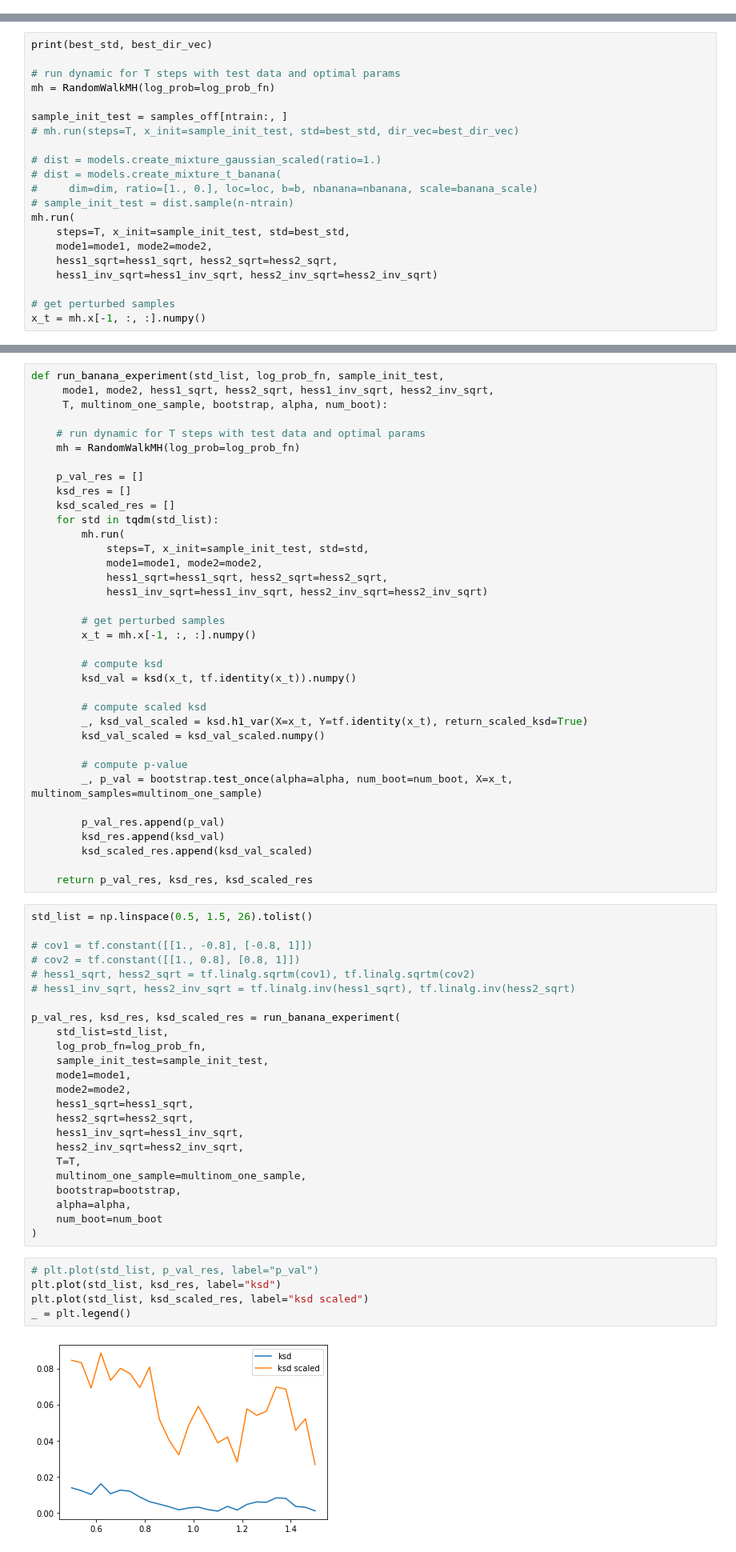
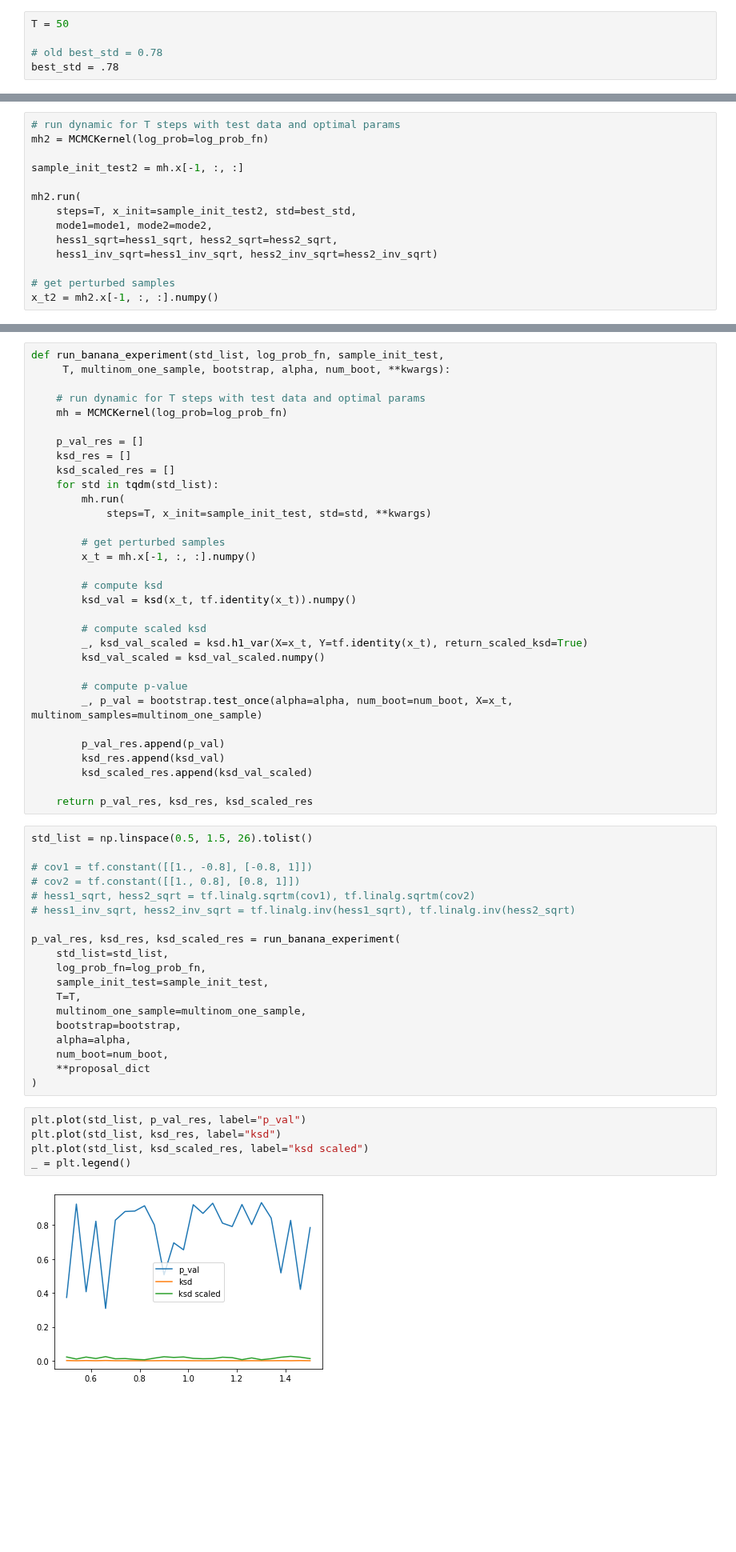
Before and after one commit to XingLLiu/u-stat-high-dim, a Jupyter notebook: ratios.ipynb, the cells around one changed output, grey strips where cells are left out. Shown at 80% size. Saved outputs shown, nothing was run; the diff lists cells and outputs as text; blank space fills up the shorter version.

```diff
--- a/ratios.ipynb
+++ b/ratios.ipynb
@@ -442,0 +541,5 @@ best_std, best_dir_vec, best_ind, mode1, mode2, hess1_sqrt, hess2_sqrt, hess1_in
+# %%
+T = 50
+
+# old best_std = 0.78
+best_std = .78
@@ -443,21 +654,14 @@ best_std, best_dir_vec, best_ind, mode1, mode2, hess1_sqrt, hess2_sqrt, hess1_in
 # %%
-print(best_std, best_dir_vec)
+# run dynamic for T steps with test data and optimal params
+mh2 = MCMCKernel(log_prob=log_prob_fn)
 
-# run dynamic for T steps with test data and optimal params
-mh = RandomWalkMH(log_prob=log_prob_fn)
+sample_init_test2 = mh.x[-1, :, :]
 
-sample_init_test = samples_off[ntrain:, ]
-# mh.run(steps=T, x_init=sample_init_test, std=best_std, dir_vec=best_dir_vec)
-
-# dist = models.create_mixture_gaussian_scaled(ratio=1.)
-# dist = models.create_mixture_t_banana(
-#     dim=dim, ratio=[1., 0.], loc=loc, b=b, nbanana=nbanana, scale=banana_scale)
-# sample_init_test = dist.sample(n-ntrain)
-mh.run(
-    steps=T, x_init=sample_init_test, std=best_std,
+mh2.run(
+    steps=T, x_init=sample_init_test2, std=best_std,
     mode1=mode1, mode2=mode2,
     hess1_sqrt=hess1_sqrt, hess2_sqrt=hess2_sqrt,
     hess1_inv_sqrt=hess1_inv_sqrt, hess2_inv_sqrt=hess2_inv_sqrt)
 
 # get perturbed samples
-x_t = mh.x[-1, :, :].numpy()
+x_t2 = mh2.x[-1, :, :].numpy()
@@ -511,20 +704,16 @@ p_val before: 0.7128589263420724, after: 0.22971285892634208
 # %%
 def run_banana_experiment(std_list, log_prob_fn, sample_init_test,
-     mode1, mode2, hess1_sqrt, hess2_sqrt, hess1_inv_sqrt, hess2_inv_sqrt,
-     T, multinom_one_sample, bootstrap, alpha, num_boot):
+     T, multinom_one_sample, bootstrap, alpha, num_boot, **kwargs):
 
     # run dynamic for T steps with test data and optimal params
-    mh = RandomWalkMH(log_prob=log_prob_fn)
+    mh = MCMCKernel(log_prob=log_prob_fn)
 
     p_val_res = []
     ksd_res = []
     ksd_scaled_res = []
     for std in tqdm(std_list):
         mh.run(
-            steps=T, x_init=sample_init_test, std=std,
-            mode1=mode1, mode2=mode2,
-            hess1_sqrt=hess1_sqrt, hess2_sqrt=hess2_sqrt,
-            hess1_inv_sqrt=hess1_inv_sqrt, hess2_inv_sqrt=hess2_inv_sqrt)
+            steps=T, x_init=sample_init_test, std=std, **kwargs)
 
         # get perturbed samples
         x_t = mh.x[-1, :, :].numpy()
@@ -556,22 +745,17 @@ p_val_res, ksd_res, ksd_scaled_res = run_banana_experiment(
     std_list=std_list,
     log_prob_fn=log_prob_fn,
     sample_init_test=sample_init_test,
-    mode1=mode1,
-    mode2=mode2,
-    hess1_sqrt=hess1_sqrt,
-    hess2_sqrt=hess2_sqrt,
-    hess1_inv_sqrt=hess1_inv_sqrt,
-    hess2_inv_sqrt=hess2_inv_sqrt,
     T=T,
     multinom_one_sample=multinom_one_sample,
     bootstrap=bootstrap,
     alpha=alpha,
-    num_boot=num_boot
+    num_boot=num_boot,
+    **proposal_dict
 )
 # %%
-# plt.plot(std_list, p_val_res, label="p_val")
+plt.plot(std_list, p_val_res, label="p_val")
 plt.plot(std_list, ksd_res, label="ksd")
 plt.plot(std_list, ksd_scaled_res, label="ksd scaled")
 _ = plt.legend()
 # %% [output]
-[figure, old version]
+[figure, new version]
```
Also changed, not shown: parts of 36 cells of this notebook, 3 other files.
